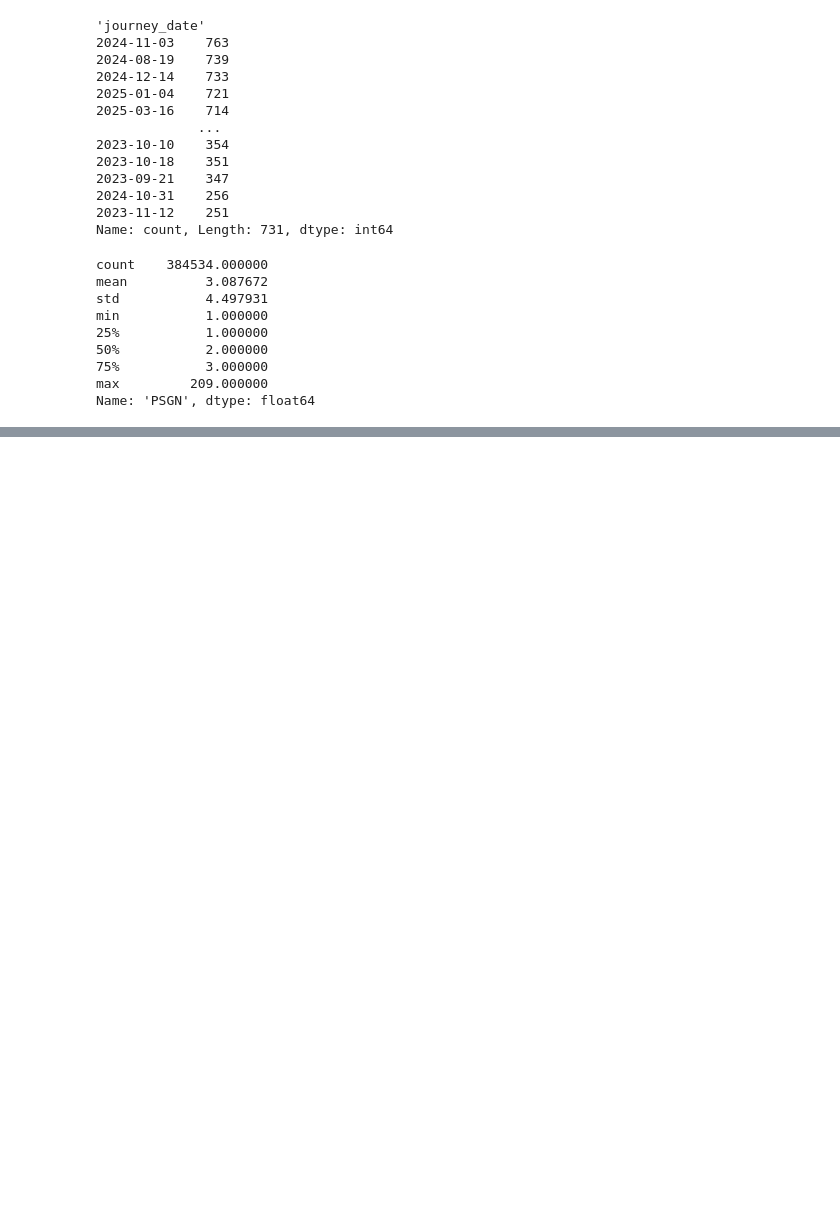
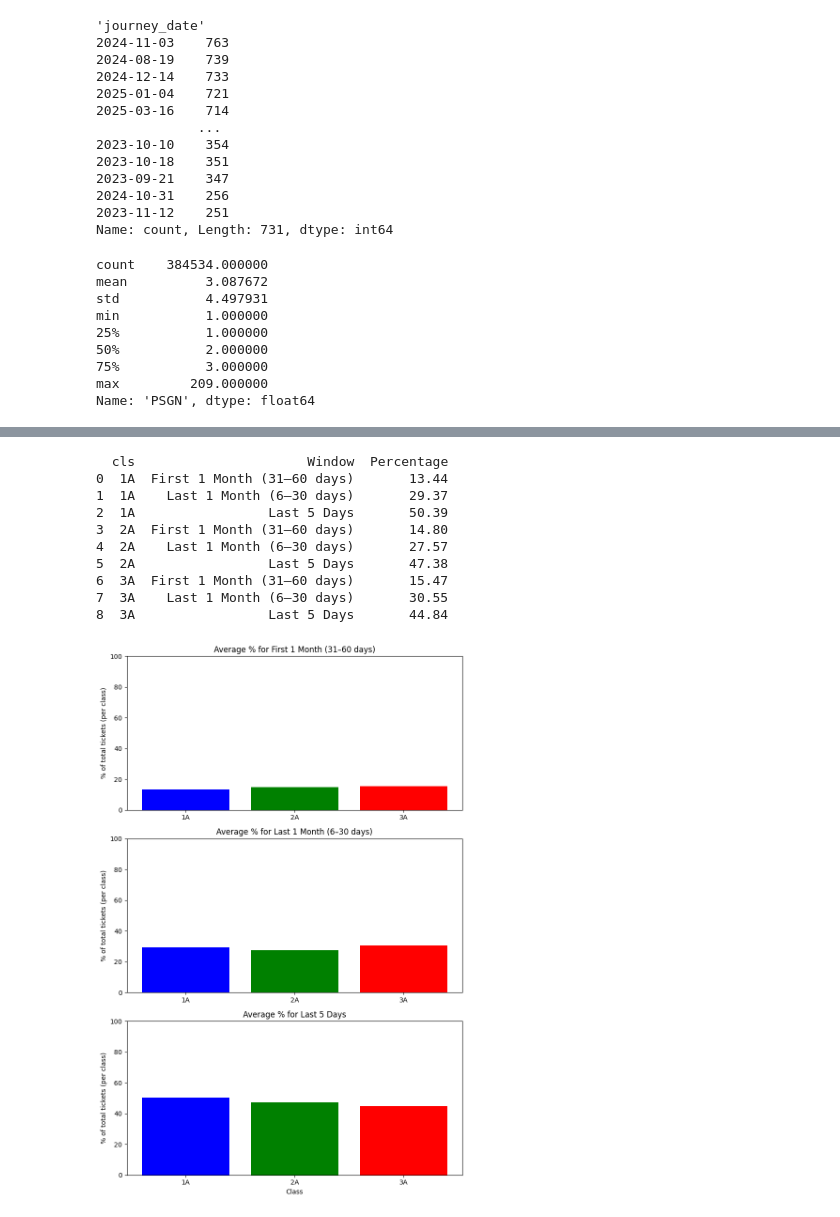
Before and after one commit to yashu1819/DPonTrain, a Jupyter notebook: Analysis/T22222.ipynb, the cells around one changed output, grey strips where cells are left out. Cells and saved outputs as stored; diff of their text form; code cells hidden in the pictures; blank space fills up the shorter version.

```diff
--- a/Analysis/T22222.ipynb
+++ b/Analysis/T22222.ipynb
@@ -54,0 +213,72 @@ Name: 'PSGN', dtype: float64
+# %%
+# Convert to datetime
+df["booking_date"] = pd.to_datetime(df["booking_date"])
+df["journey_date"] = pd.to_datetime(df["journey_date"])
+
+# Clean class column
+df["cls"] = df["cls"].str.strip().str.replace("'", "")
+
+# Compute days before departure
+df["days_before_departure"] = (df["journey_date"] - df["booking_date"]).dt.days
+
+# Define windows
+windows = {
+    "Last 5 Days": (0, 5),
+    "Last 1 Month (6–30 days)": (6, 30),
+    "First 1 Month (31–60 days)": (31, 60)
+}
+
+results = []
+
+# Loop over each journey_date separately
+for journey_date, group in df.groupby("journey_date"):
+    totals = group.groupby("cls")["PSGN"].sum().to_dict()
+
+    for window_name, (low, high) in windows.items():
+        subset = group[(group["days_before_departure"] >= low) &
+                       (group["days_before_departure"] <= high)]
+
+        summary = subset.groupby("cls")["PSGN"].sum().reset_index()
+        summary["Total_Class_Tickets"] = summary["cls"].map(totals)
+        summary["Percentage"] = (summary["PSGN"] / summary["Total_Class_Tickets"] * 100).round(2)
+        summary["Window"] = window_name
+        summary["journey_date"] = journey_date
+        results.append(summary)
+
+# Combine all
+analysis_df = pd.concat(results, ignore_index=True)
+
+# Average across all journey dates
+avg_analysis = (
+    analysis_df.groupby(["cls", "Window"])["Percentage"]
+    .mean()
+    .reset_index()
+    .round(2)
+)
+
+print(avg_analysis)
+
+# Plot 3 separate bar graphs
+fig, axes = plt.subplots(3, 1, figsize=(8, 12))
+
+for ax, (window, group) in zip(axes, avg_analysis.groupby("Window")):
+    ax.bar(group["cls"], group["Percentage"], color=["b", "g", "r"])
+    ax.set_title(f"Average % for {window}")
+    ax.set_ylabel("% of total tickets (per class)")
+    ax.set_ylim(0, 100)
+
+axes[-1].set_xlabel("Class")
+plt.tight_layout()
+plt.show()
+# %% [output]
+  cls                      Window  Percentage
+0  1A  First 1 Month (31–60 days)       13.44
+1  1A    Last 1 Month (6–30 days)       29.37
+2  1A                 Last 5 Days       50.39
+3  2A  First 1 Month (31–60 days)       14.80
+4  2A    Last 1 Month (6–30 days)       27.57
+5  2A                 Last 5 Days       47.38
+6  3A  First 1 Month (31–60 days)       15.47
+7  3A    Last 1 Month (6–30 days)       30.55
+8  3A                 Last 5 Days       44.84
+[figure, added]
```
Also changed, not shown: parts of 8 cells of this notebook.
